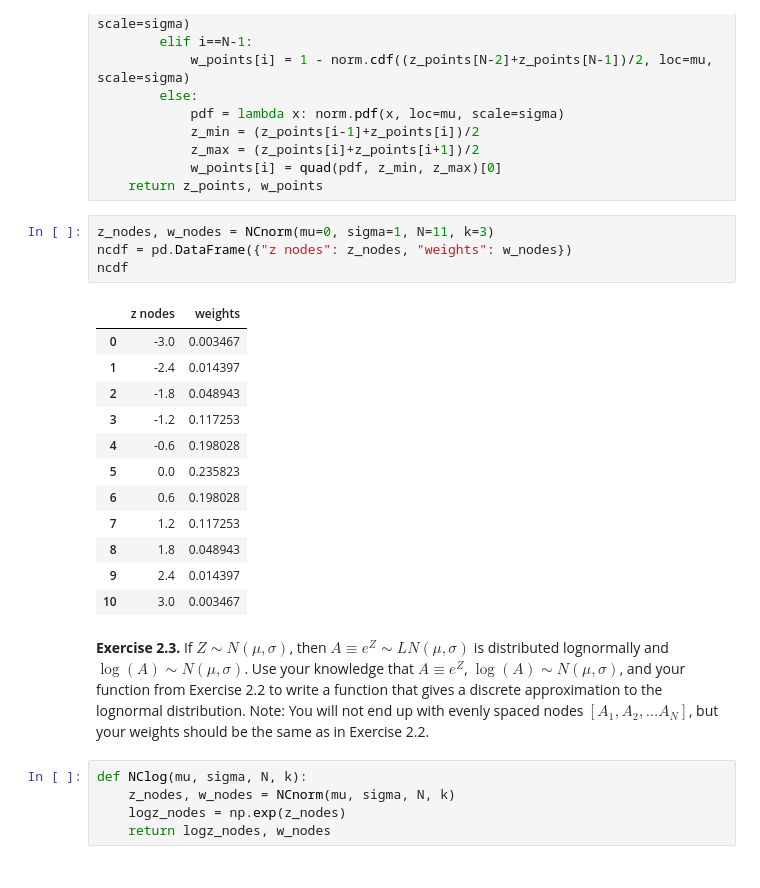
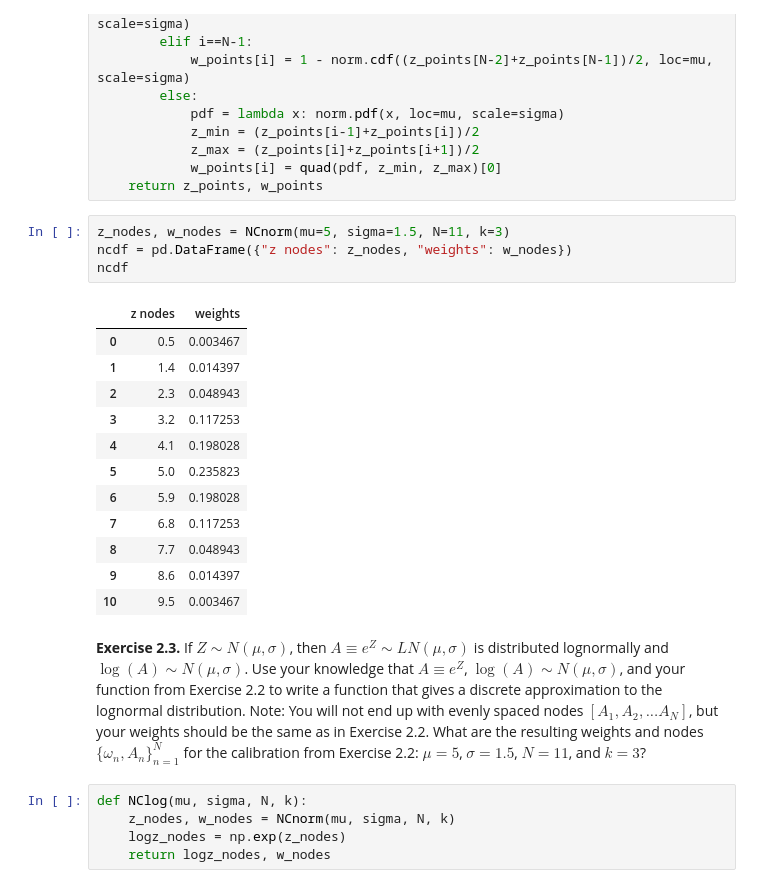
Before and after one commit to heathercchen/persp-model-econ_w20, a Jupyter notebook: ProblemSets/PS2/PS2-Part 2-Heather Chen.ipynb, the cells around one changed output. Cells and saved outputs as stored; diff of their text form.

```diff
--- a/ProblemSets/PS2/PS2-Part 2-Heather Chen.ipynb
+++ b/ProblemSets/PS2/PS2-Part 2-Heather Chen.ipynb
@@ -88,24 +131,24 @@ def NCnorm(mu, sigma, N, k):
             w_points[i] = quad(pdf, z_min, z_max)[0]
     return z_points, w_points
 # %%
-z_nodes, w_nodes = NCnorm(mu=0, sigma=1, N=11, k=3)
+z_nodes, w_nodes = NCnorm(mu=5, sigma=1.5, N=11, k=3)
 ncdf = pd.DataFrame({"z nodes": z_nodes, "weights": w_nodes})
 ncdf
 # %% [output]
 |  | z nodes | weights |
-| 0 | -3.0 | 0.003467 |
-| 1 | -2.4 | 0.014397 |
-| 2 | -1.8 | 0.048943 |
-| 3 | -1.2 | 0.117253 |
-| 4 | -0.6 | 0.198028 |
-| 5 | 0.0 | 0.235823 |
-| 6 | 0.6 | 0.198028 |
-| 7 | 1.2 | 0.117253 |
-| 8 | 1.8 | 0.048943 |
-| 9 | 2.4 | 0.014397 |
-| 10 | 3.0 | 0.003467 |
+| 0 | 0.5 | 0.003467 |
+| 1 | 1.4 | 0.014397 |
+| 2 | 2.3 | 0.048943 |
+| 3 | 3.2 | 0.117253 |
+| 4 | 4.1 | 0.198028 |
+| 5 | 5.0 | 0.235823 |
+| 6 | 5.9 | 0.198028 |
+| 7 | 6.8 | 0.117253 |
+| 8 | 7.7 | 0.048943 |
+| 9 | 8.6 | 0.014397 |
+| 10 | 9.5 | 0.003467 |
 # %% [markdown]
-**Exercise 2.3.** If $Z\sim N(\mu,\sigma)$, then $A\equiv e^Z\sim LN(\mu,\sigma)$ is distributed lognormally and $\log(A)\sim N(\mu,\sigma)$. Use your knowledge that $A\equiv e^Z$, $\log(A)\sim N(\mu,\sigma)$, and your function from Exercise 2.2 to write a function that gives a discrete approximation to the lognormal distribution. Note: You will not end up with evenly spaced nodes $[A_1,A_2,...A_N]$, but your weights should be the same as in Exercise 2.2.
+**Exercise 2.3.** If $Z\sim N(\mu,\sigma)$, then $A\equiv e^Z\sim LN(\mu,\sigma)$ is distributed lognormally and $\log(A)\sim N(\mu,\sigma)$. Use your knowledge that $A\equiv e^Z$, $\log(A)\sim N(\mu,\sigma)$, and your function from Exercise 2.2 to write a function that gives a discrete approximation to the lognormal distribution. Note: You will not end up with evenly spaced nodes $[A_1,A_2,...A_N]$, but your weights should be the same as in Exercise 2.2. What are the resulting weights and nodes $\{\omega_n,A_n\}_{n=1}^N$ for the calibration from Exercise 2.2: $\mu=5$, $\sigma=1.5$, $N=11$, and $k=3$?
 # %%
 def NClog(mu, sigma, N, k):
     z_nodes, w_nodes = NCnorm(mu, sigma, N, k)
```
Also changed, not shown: parts of 20 cells of this notebook.
